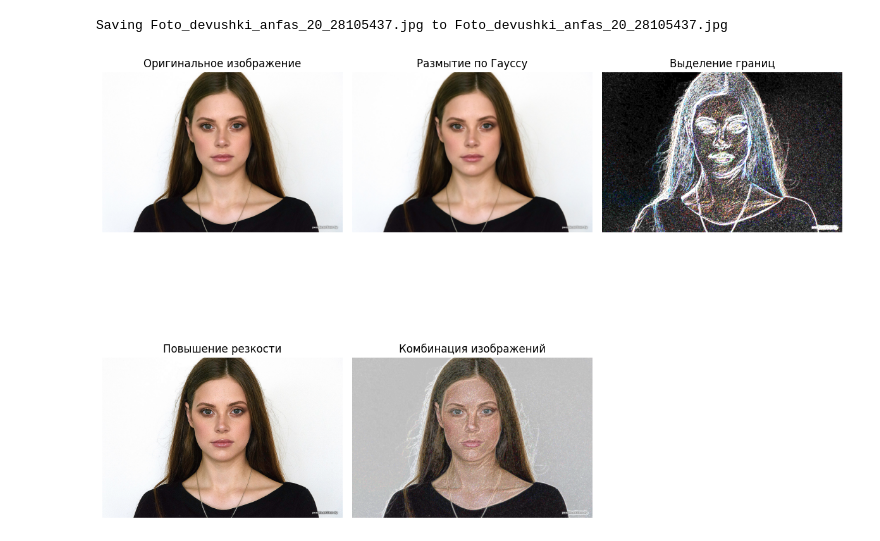
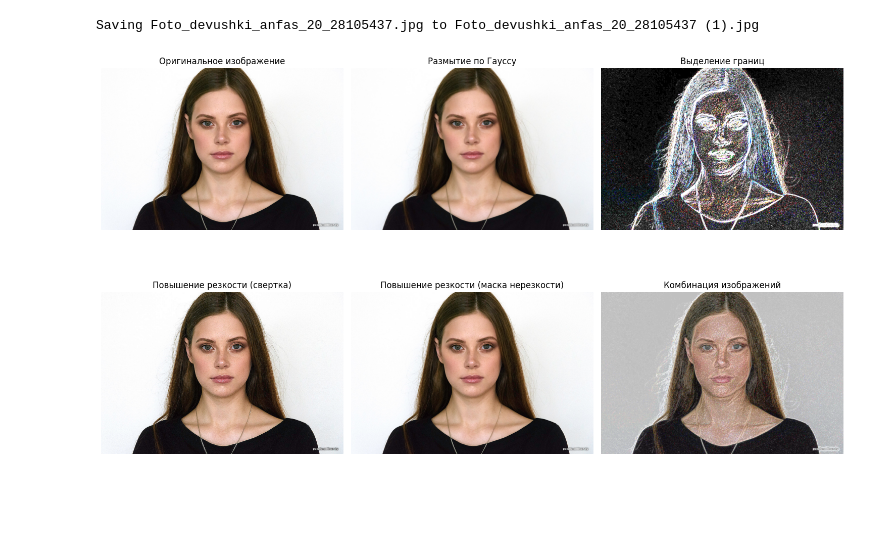
Before and after one commit to AnyaMostyakova/computer-vision, a Jupyter notebook: лабораторная_1.ipynb, the cells around one changed output. Drawn from its saved outputs; the diff is of its cells as text; code cells hidden in the pictures; blank space fills up the shorter version.

```diff
--- a/лабораторная_1.ipynb
+++ b/лабораторная_1.ipynb
@@ -37,39 +37,45 @@ combined = cv2.addWeighted(blurred_image, 0.5, edges, 0.5, 0)
 combined = cv2.addWeighted(combined, 0.5, sharpened, 0.5, 0)
 
 # 6. Отображение результатов
-def show_images(original, blurred, edges, sharpened, combined):
-    plt.figure(figsize=(12, 10))
+def show_images(original, blurred, edges, sharpened, sharpened_unsharp, combined):
+    plt.figure(figsize=(15, 10))
 
     plt.subplot(2, 3, 1)
     plt.title('Оригинальное изображение')
     plt.imshow(cv2.cvtColor(original, cv2.COLOR_BGR2RGB))
     plt.axis('off')
 
     plt.subplot(2, 3, 2)
     plt.title('Размытие по Гауссу')
     plt.imshow(cv2.cvtColor(blurred, cv2.COLOR_BGR2RGB))
     plt.axis('off')
 
     plt.subplot(2, 3, 3)
     plt.title('Выделение границ')
     plt.imshow(edges, cmap='gray')
     plt.axis('off')
 
     plt.subplot(2, 3, 4)
-    plt.title('Повышение резкости')
+    plt.title('Повышение резкости (свертка)')
     plt.imshow(cv2.cvtColor(sharpened, cv2.COLOR_BGR2RGB))
     plt.axis('off')
 
     plt.subplot(2, 3, 5)
+    plt.title('Повышение резкости (маска нерезкости)')
+    plt.imshow(cv2.cvtColor(sharpened_unsharp, cv2.COLOR_BGR2RGB))
+    plt.axis('off')
+
+    plt.subplot(2, 3, 6)
     plt.title('Комбинация изображений')
     plt.imshow(cv2.cvtColor(combined, cv2.COLOR_BGR2RGB))
     plt.axis('off')
 
     plt.tight_layout()
     plt.show()
 
-show_images(image, blurred_image, edges, sharpened, combined)
+# Вызов функции для отображения всех изображений
+show_images(image, blurred_image, edges, sharpened, sharpened_unsharp, combined)
 # %% [output]
 [interactive output not drawn]
-Saving Foto_devushki_anfas_20_28105437.jpg to Foto_devushki_anfas_20_28105437.jpg
+Saving Foto_devushki_anfas_20_28105437.jpg to Foto_devushki_anfas_20_28105437 (1).jpg
-[figure, old version]
+[figure, new version]
```
